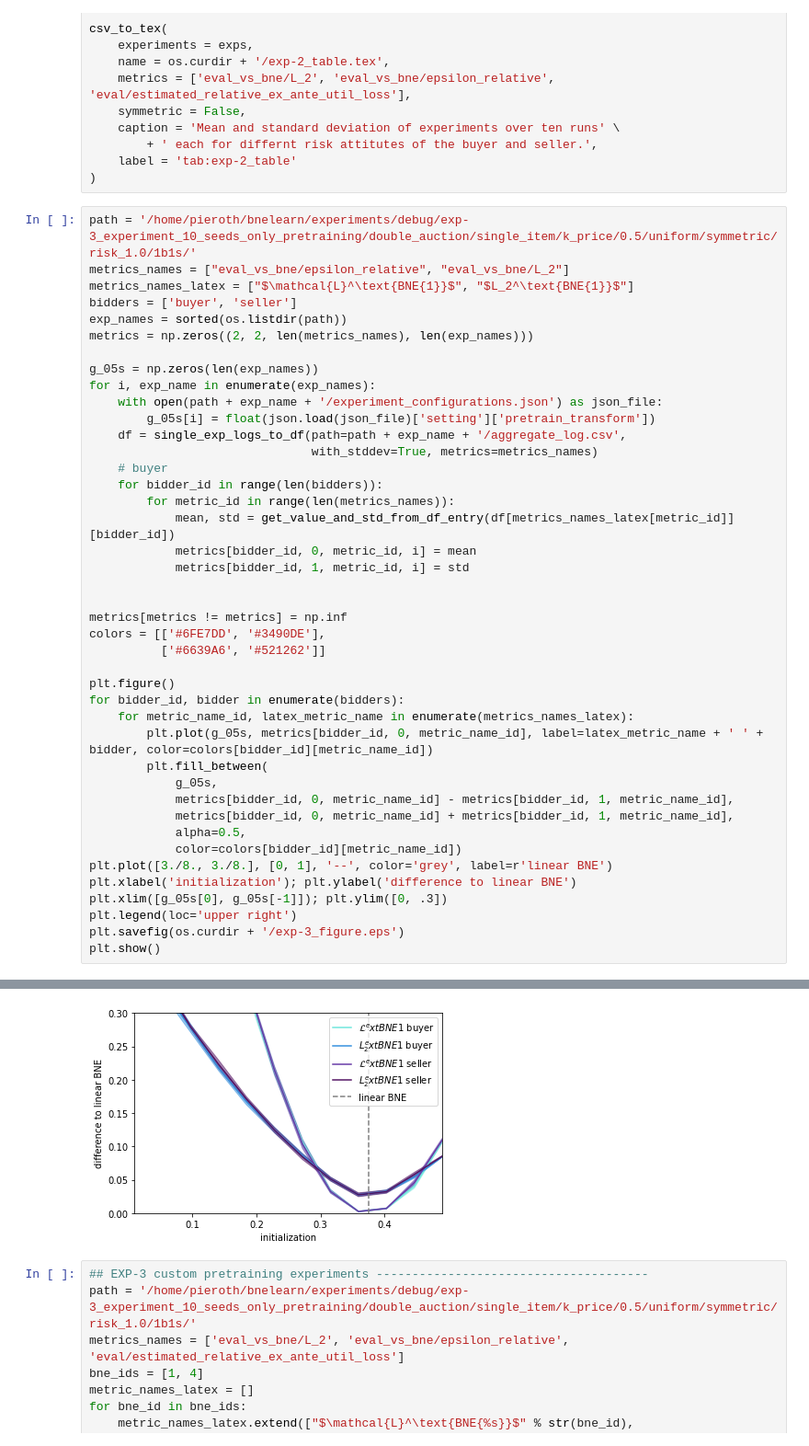
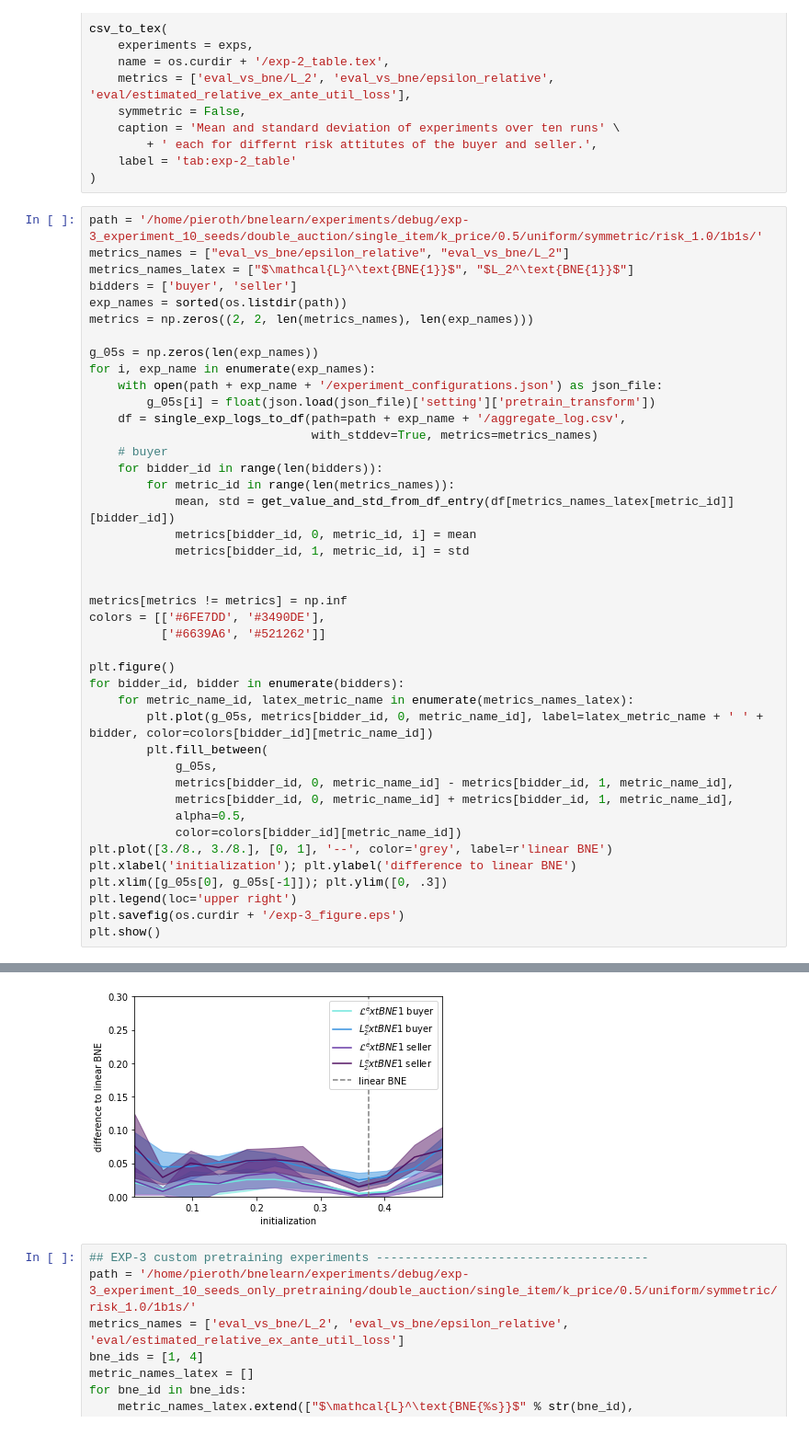
Before and after one commit to heidekrueger/bnelearn, a Jupyter notebook: notebooks/Double Auctions/Double_Auction_Evaluations.ipynb, the cells around one changed output, grey strips where cells are left out. Shown at 92% size. Cells and saved outputs as stored; diff of their text form.

Commit message:
Create distance plot to linear BNE for different pretrained NE

```diff
--- a/notebooks/Double Auctions/Double_Auction_Evaluations.ipynb
+++ b/notebooks/Double Auctions/Double_Auction_Evaluations.ipynb
@@ -65,7 +65,7 @@ csv_to_tex(
     label = 'tab:exp-2_table'
 )
 # %%
-path = '/home/pieroth/bnelearn/experiments/debug/exp-3_experiment_10_seeds_only_pretraining/double_auction/single_item/k_price/0.5/uniform/symmetric/risk_1.0/1b1s/'
+path = '/home/pieroth/bnelearn/experiments/debug/exp-3_experiment_10_seeds/double_auction/single_item/k_price/0.5/uniform/symmetric/risk_1.0/1b1s/'
 metrics_names = ["eval_vs_bne/epsilon_relative", "eval_vs_bne/L_2"]
 metrics_names_latex = ["$\mathcal{L}^\text{BNE{1}}$", "$L_2^\text{BNE{1}}$"]
 bidders = ['buyer', 'seller']
@@ -120,4 +124,4 @@ The PostScript backend does not support transparency; partially transparent arti
-[figure, old version]
+[figure, new version]
 # %%
 ## EXP-3 custom pretraining experiments --------------------------------------
 path = '/home/pieroth/bnelearn/experiments/debug/exp-3_experiment_10_seeds_only_pretraining/double_auction/single_item/k_price/0.5/uniform/symmetric/risk_1.0/1b1s/'
```
Also changed, not shown: parts of 2 cells of this notebook.
